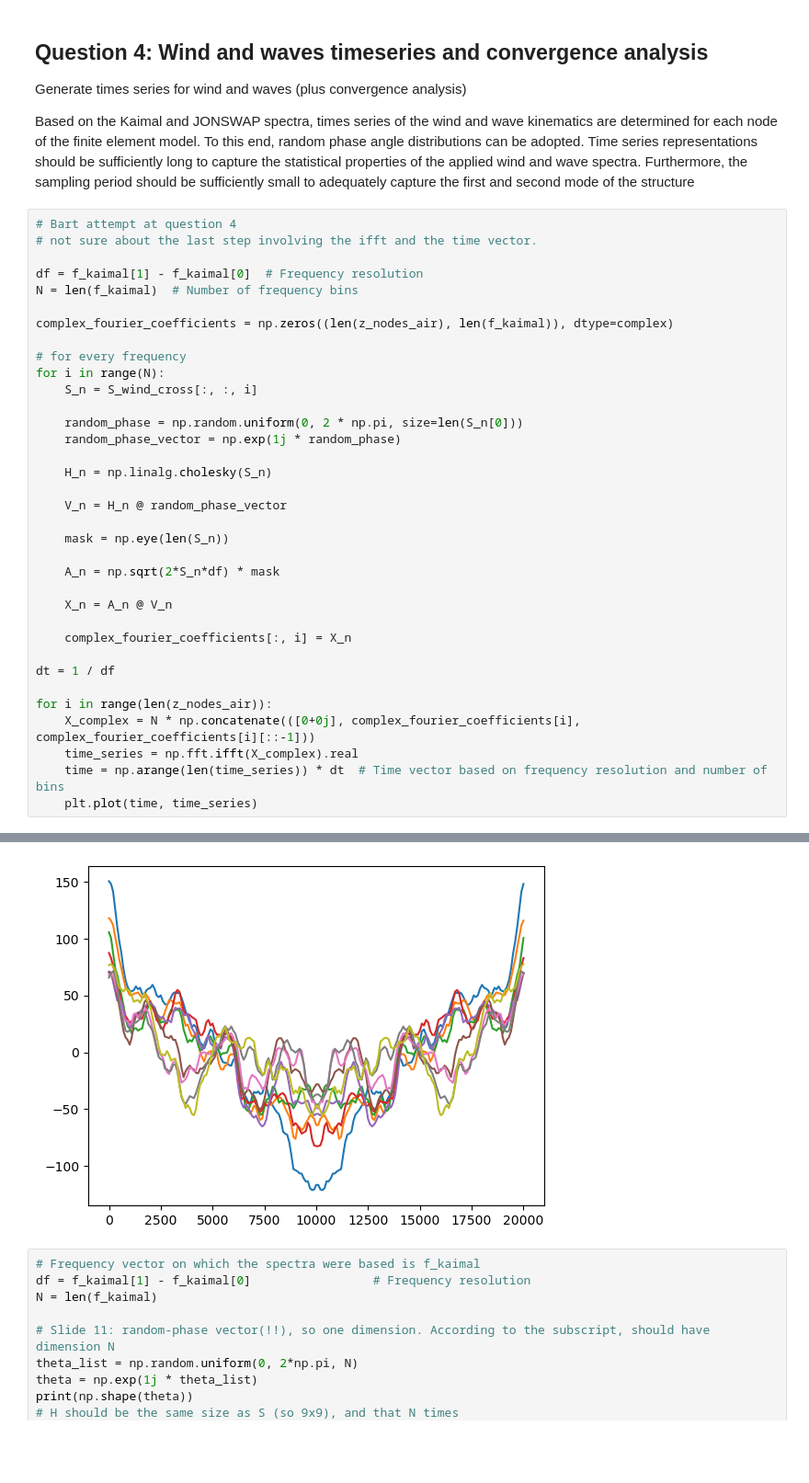
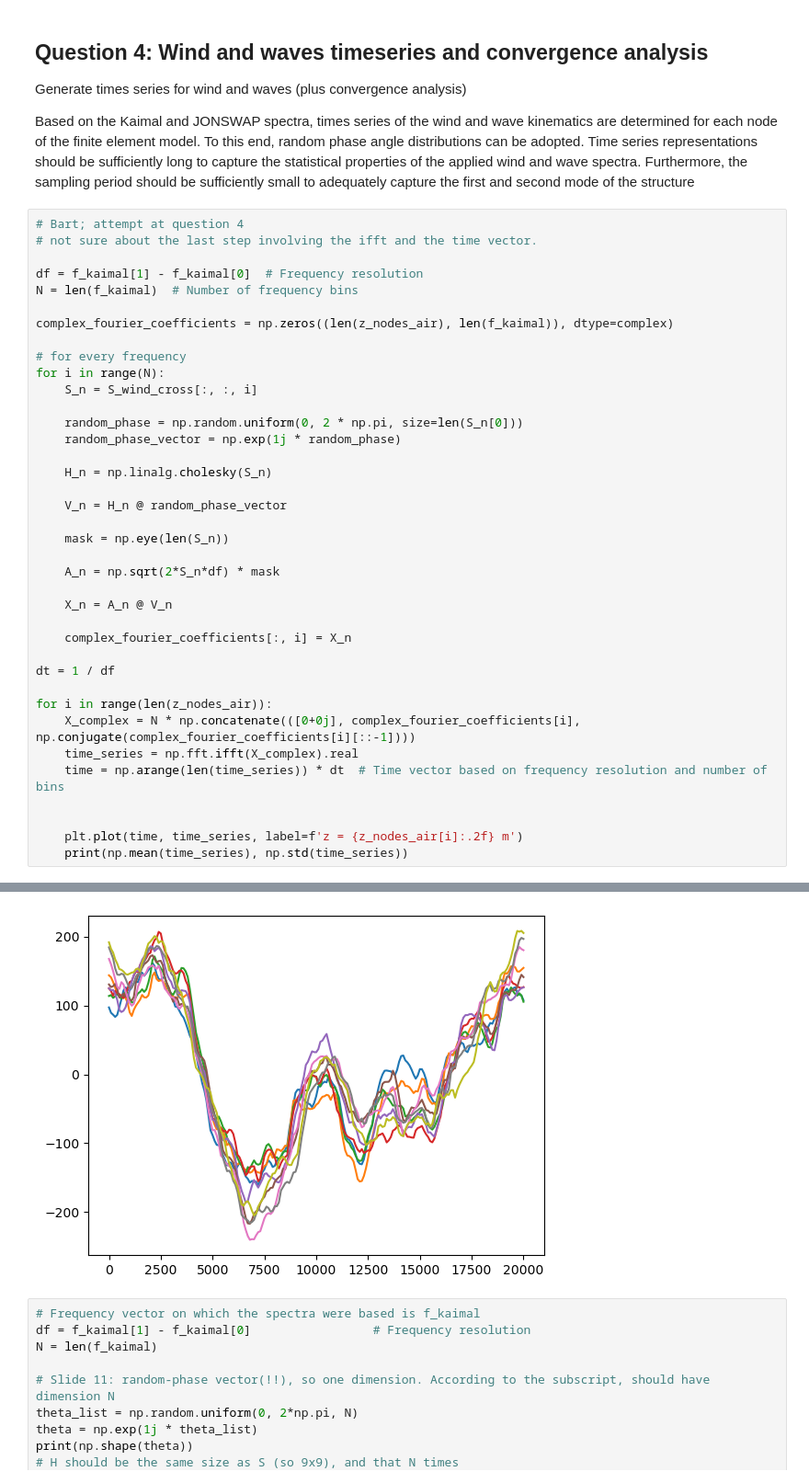
Before and after one commit to Lymone96/CIEM5220-Group2, a Jupyter notebook: 2_WW/WW_Assignment (Question 1-4).ipynb, the cells around one changed output, grey strips where cells are left out. Shown at 92% size. Drawn from its saved outputs; the diff is of its cells as text; blank space fills up the shorter version.

```diff
--- a/2_WW/WW_Assignment (Question 1-4).ipynb
+++ b/2_WW/WW_Assignment (Question 1-4).ipynb
@@ -477,7 +477,7 @@ the statistical properties of the applied wind and wave spectra. Furthermore, th
 period should be sufficiently small to adequately capture the first and second mode of the
 structure
 # %%
-# Bart attempt at question 4
+# Bart; attempt at question 4
 # not sure about the last step involving the ifft and the time vector.
 
 df = f_kaimal[1] - f_kaimal[0]  # Frequency resolution
@@ -507,8 +507,11 @@ for i in range(N):
 dt = 1 / df
 
 for i in range(len(z_nodes_air)):
-    X_complex = N * np.concatenate(([0+0j], complex_fourier_coefficients[i], complex_fourier_coefficients[i][::-1]))
+    X_complex = N * np.concatenate(([0+0j], complex_fourier_coefficients[i], np.conjugate(complex_fourier_coefficients[i][::-1])))
     time_series = np.fft.ifft(X_complex).real
     time = np.arange(len(time_series)) * dt  # Time vector based on frequency resolution and number of bins
-    plt.plot(time, time_series)
+
+
+    plt.plot(time, time_series, label=f'z = {z_nodes_air[i]:.2f} m')
+    print(np.mean(time_series), np.std(time_series))
 # %% [output]
@@ -515,4 +527,4 @@ for i in range(len(z_nodes_air)):
-[figure, old version]
+[figure, new version]
 # %%
 # Frequency vector on which the spectra were based is f_kaimal
 df = f_kaimal[1] - f_kaimal[0]                 # Frequency resolution
```
Also changed, not shown: parts of 2 cells of this notebook.
